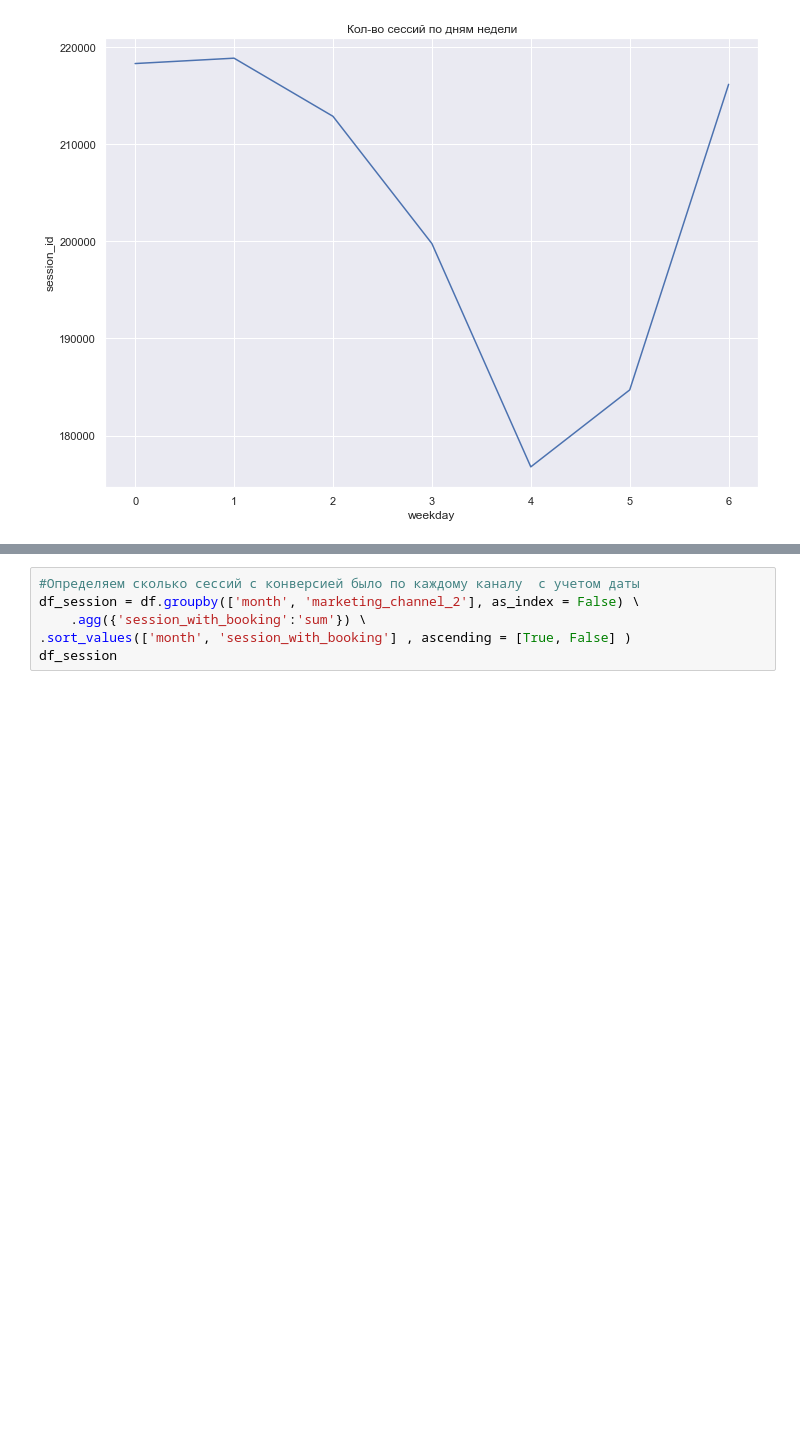
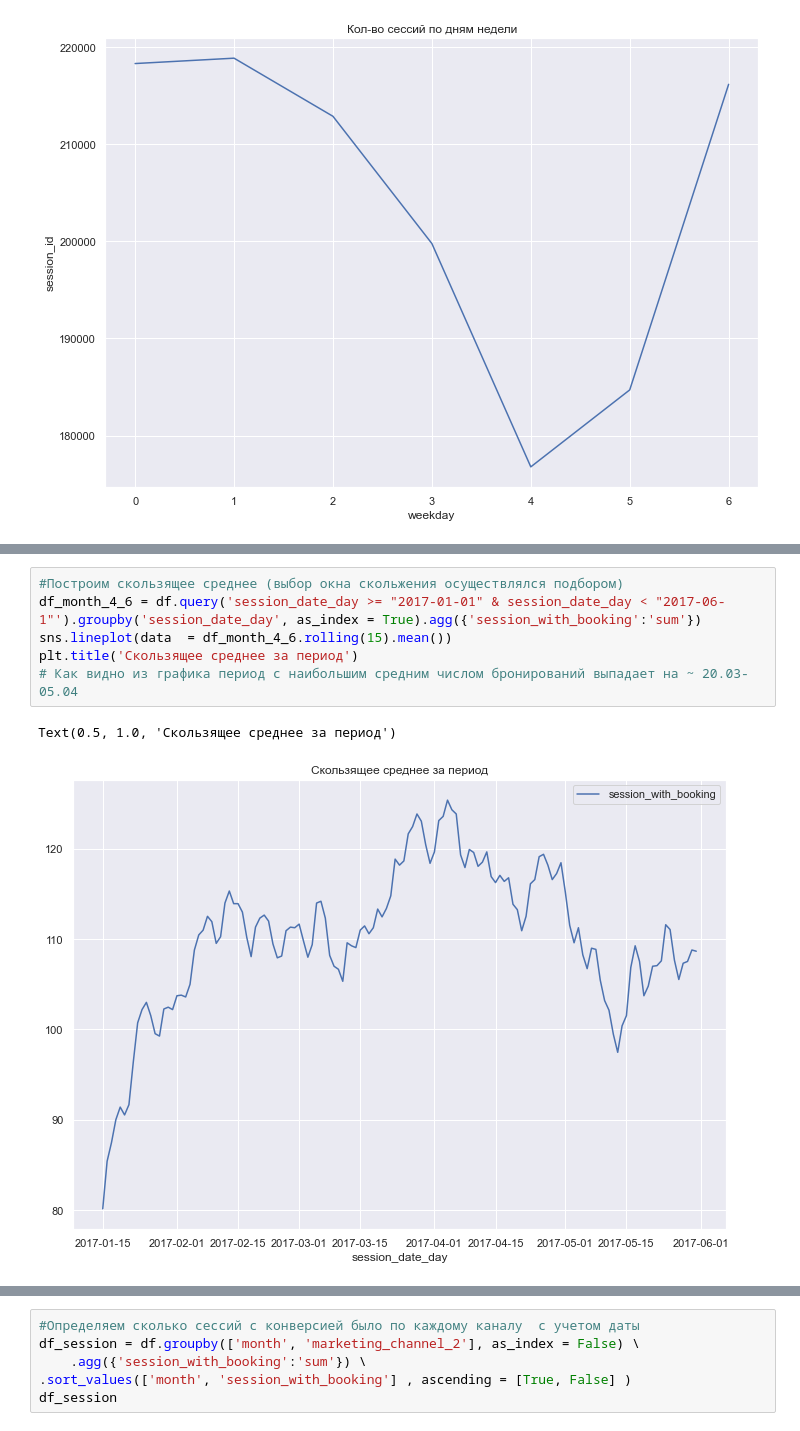
Before and after one commit to Trustisreach/test_tasks, a Jupyter notebook: ostrovok_test.ipynb, the cells around one changed output, grey strips where cells are left out. Cells and saved outputs as stored; diff of their text form; blank space fills up the shorter version.

```diff
--- a/ostrovok_test.ipynb
+++ b/ostrovok_test.ipynb
@@ -132,0 +148,9 @@ Text(0.5, 1.0, 'Кол-во сессий по дням недели')
+# %%
+#Построим скользящее среднее (выбор окна скольжения осуществлялся подбором)
+df_month_4_6 = df.query('session_date_day >= "2017-01-01" & session_date_day < "2017-06-1"').groupby('session_date_day', as_index = True).agg({'session_with_booking':'sum'})
+sns.lineplot(data  = df_month_4_6.rolling(15).mean())
+plt.title('Скользящее среднее за период')
+# Как видно из графика период с наибольшим средним числом бронирований выпадает на ~ 20.03-05.04
+# %% [output]
+Text(0.5, 1.0, 'Скользящее среднее за период')
+[figure, added]
```
Also changed, not shown: parts of 3 cells of this notebook.
